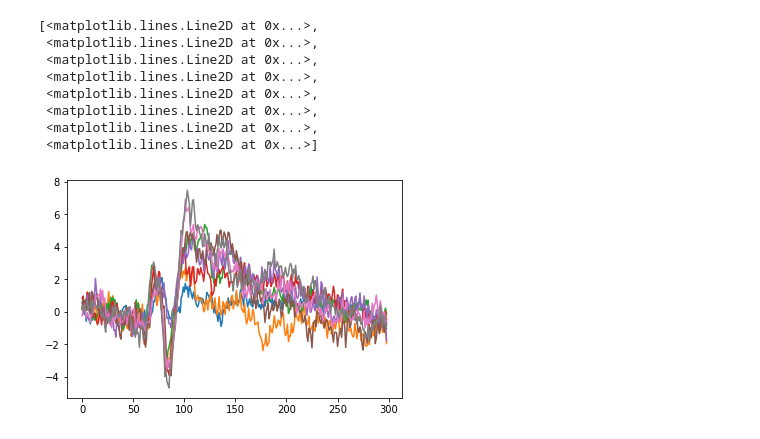
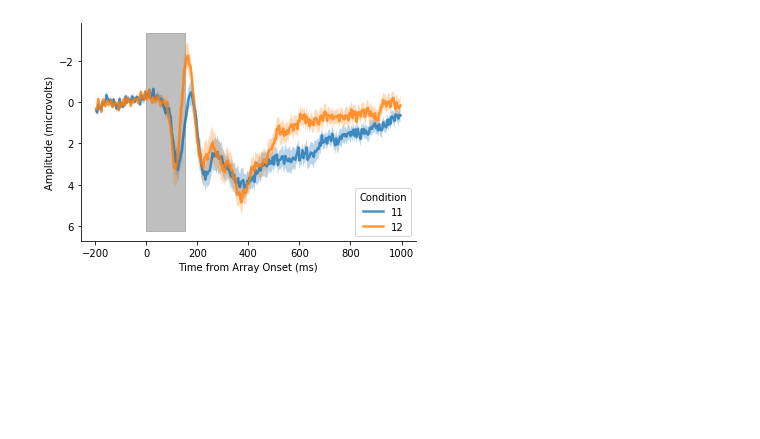
Before and after one commit to WilliamThyer/decode_ltm_from_wm, a Jupyter notebook: decode_load.ipynb, the cells around one changed output. Drawn from its saved outputs; the diff is of its cells as text; code cells hidden in the pictures; blank space fills up the shorter version.

Commit message:
plot conditions notebook wokring

```diff
--- a/decode_load.ipynb
+++ b/decode_load.ipynb
@@ -22,15 +14,7 @@ exp.info['times'] = exp.info['times'][exp.time_idx]
-# %%
-plt.plot(ss_data[0].T)
-# %% [output]
-[<matplotlib.lines.Line2D at 0x...>,
- <matplotlib.lines.Line2D at 0x...>,
- <matplotlib.lines.Line2D at 0x...>,
- <matplotlib.lines.Line2D at 0x...>,
- <matplotlib.lines.Line2D at 0x...>,
- <matplotlib.lines.Line2D at 0x...>,
- <matplotlib.lines.Line2D at 0x...>,
- <matplotlib.lines.Line2D at 0x...>]
-[figure, removed]
+# %%
+erp.plot_conditions(xdata_all,ydata_all,electrode_subset = ('O','P'),conditions = [11,12])
+# %% [output]
+[figure, added]
 # %%
 time_window = 30
 time_step = 50
```
Also changed, not shown: parts of 5 cells of this notebook.
